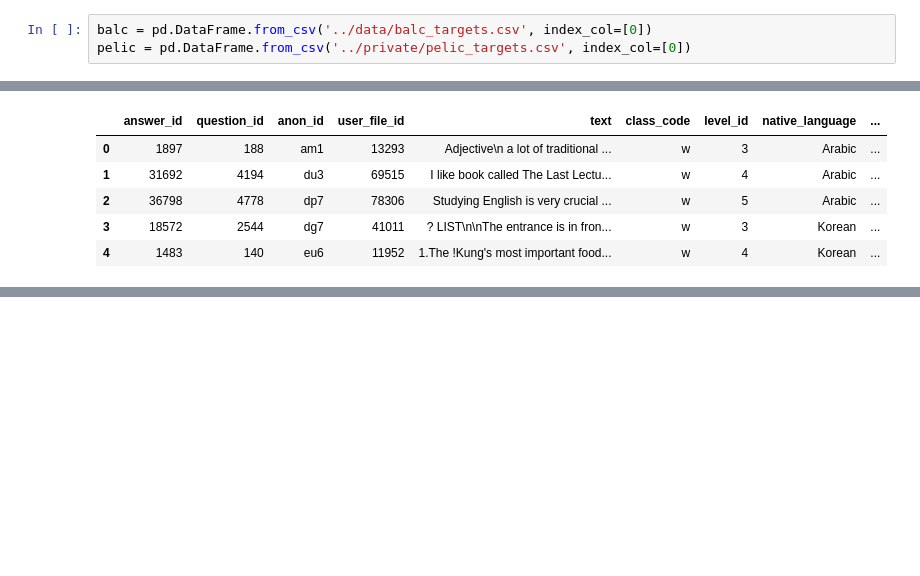
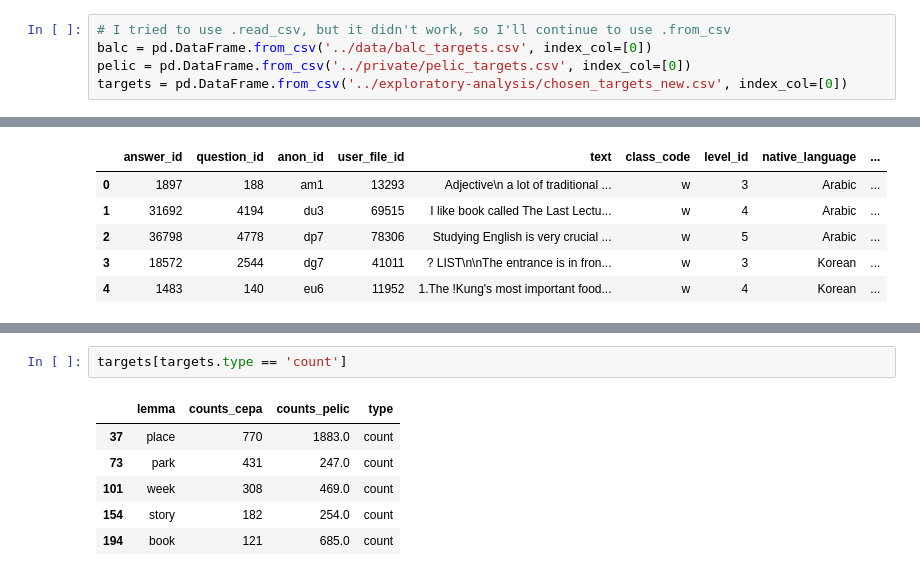
Before and after one commit to Data-Science-for-Linguists-2019/ESL-Article-Acquisition, a Jupyter notebook: analysis/analysis_1.ipynb, the cells around one changed output, grey strips where cells are left out. Drawn from its saved outputs; the diff is of its cells as text; blank space fills up the shorter version.

```diff
--- a/analysis/analysis_1.ipynb
+++ b/analysis/analysis_1.ipynb
@@ -18,8 +20,10 @@ InteractiveShell.ast_node_interactivity = "all"
 # %% [output]
 Pretty printing has been turned OFF
 # %%
+# I tried to use .read_csv, but it didn't work, so I'll continue to use .from_csv
 balc = pd.DataFrame.from_csv('../data/balc_targets.csv', index_col=[0])
 pelic = pd.DataFrame.from_csv('../private/pelic_targets.csv', index_col=[0])
+targets = pd.DataFrame.from_csv('../exploratory-analysis/chosen_targets_new.csv', index_col=[0])
 # %%
 balc.head()
 # %% [output]
@@ -51,0 +178,9 @@ pelic.head()
+# %%
+targets[targets.type == 'count']
+# %% [output]
+|  | lemma | counts_cepa | counts_pelic | type |
+| 37 | place | 770 | 1883.0 | count |
+| 73 | park | 431 | 247.0 | count |
+| 101 | week | 308 | 469.0 | count |
+| 154 | story | 182 | 254.0 | count |
+| 194 | book | 121 | 685.0 | count |
```
Also changed, not shown: parts of 24 cells of this notebook.
